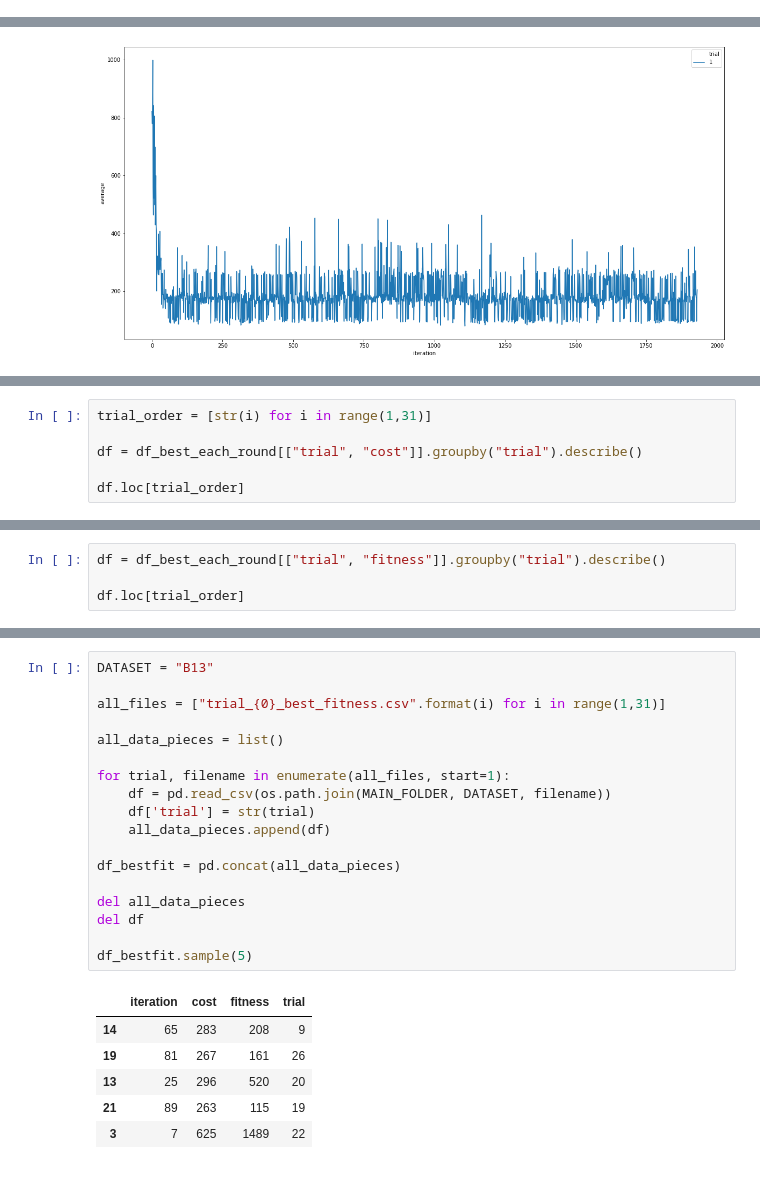
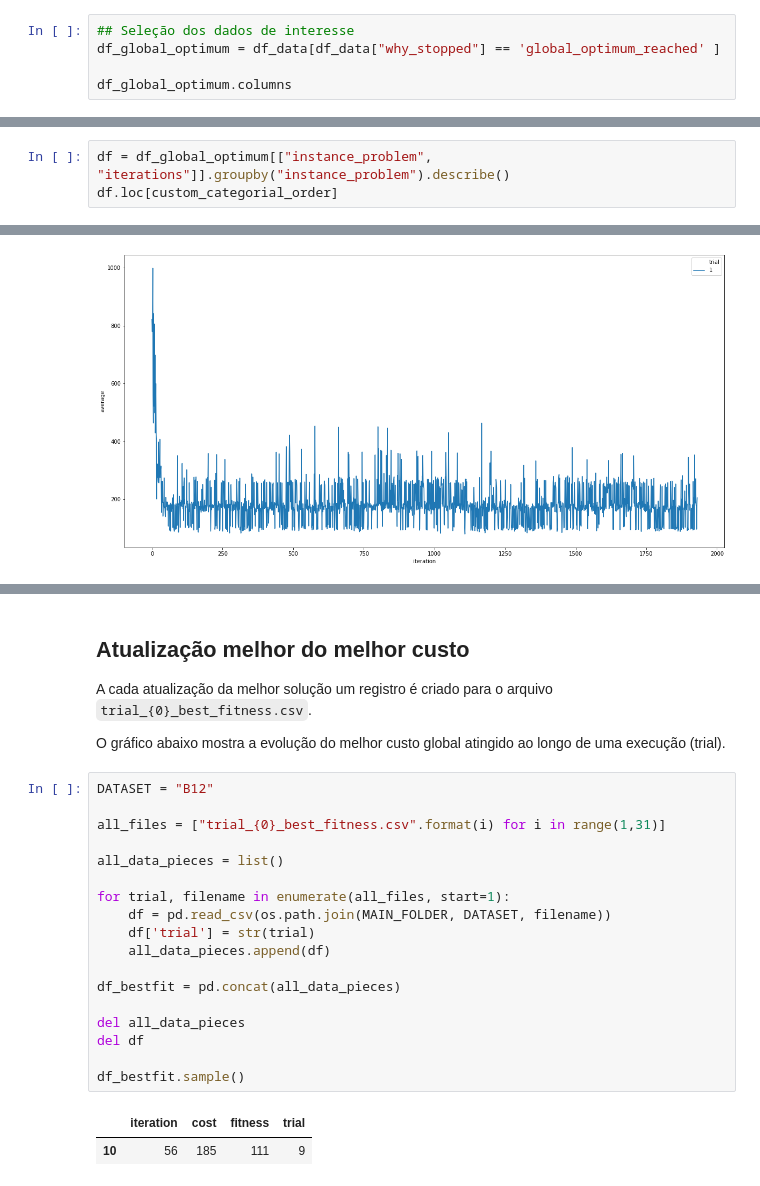
Before and after one commit to GiliardGodoi/binary-ga-stpg, a Jupyter notebook: notebooks/[2020-04-05] AED_Binary_AG_kapsalis_30_trials.ipynb, the cells around one changed output, grey strips where cells are left out. Drawn from its saved outputs; the diff is of its cells as text.

```diff
--- a/notebooks/[2020-04-05] AED_Binary_AG_kapsalis_30_trials.ipynb
+++ b/notebooks/[2020-04-05] AED_Binary_AG_kapsalis_30_trials.ipynb
@@ -368,0 +407,5 @@ sns.boxplot(y="run_time",
+# %%
+## Seleção dos dados de interesse
+df_global_optimum = df_data[df_data["why_stopped"] == 'global_optimum_reached' ]
+
+df_global_optimum.columns
@@ -368,0 +460,3 @@ sns.boxplot(y="run_time",
+# %%
+df = df_global_optimum[["instance_problem", "iterations"]].groupby("instance_problem").describe()
+df.loc[custom_categorial_order]
@@ -508,6 +658,0 @@ df_best_each_round.sample(5)
-# %%
-trial_order = [str(i) for i in range(1,31)]
-
-df = df_best_each_round[["trial", "cost"]].groupby("trial").describe()
-
-df.loc[trial_order]
@@ -544,4 +670,0 @@ g = sns.lineplot(x="iteration",
-# %%
-df = df_best_each_round[["trial", "fitness"]].groupby("trial").describe()
-
-df.loc[trial_order]
@@ -580,25 +688,27 @@ g = sns.lineplot(x="iteration",
+# %% [markdown]
+## Atualização melhor do melhor custo
+
+A cada atualização da melhor solução um registro é criado para o arquivo `trial_{0}_best_fitness.csv`.
+
+O gráfico abaixo mostra a evolução do melhor custo global atingido ao longo de uma execução (trial).
 # %%
-DATASET = "B13"
+DATASET = "B12"
 
 all_files = ["trial_{0}_best_fitness.csv".format(i) for i in range(1,31)]
 
 all_data_pieces = list()
 
 for trial, filename in enumerate(all_files, start=1):
     df = pd.read_csv(os.path.join(MAIN_FOLDER, DATASET, filename))
     df['trial'] = str(trial)
     all_data_pieces.append(df)
 
 df_bestfit = pd.concat(all_data_pieces)
 
 del all_data_pieces
 del df
 
-df_bestfit.sample(5)
+df_bestfit.sample()
 # %% [output]
 |  | iteration | cost | fitness | trial |
-| 14 | 65 | 283 | 208 | 9 |
-| 19 | 81 | 267 | 161 | 26 |
-| 13 | 25 | 296 | 520 | 20 |
-| 21 | 89 | 263 | 115 | 19 |
-| 3 | 7 | 625 | 1489 | 22 |
+| 10 | 56 | 185 | 111 | 9 |
```
Also changed, not shown: parts of 59 cells of this notebook.
